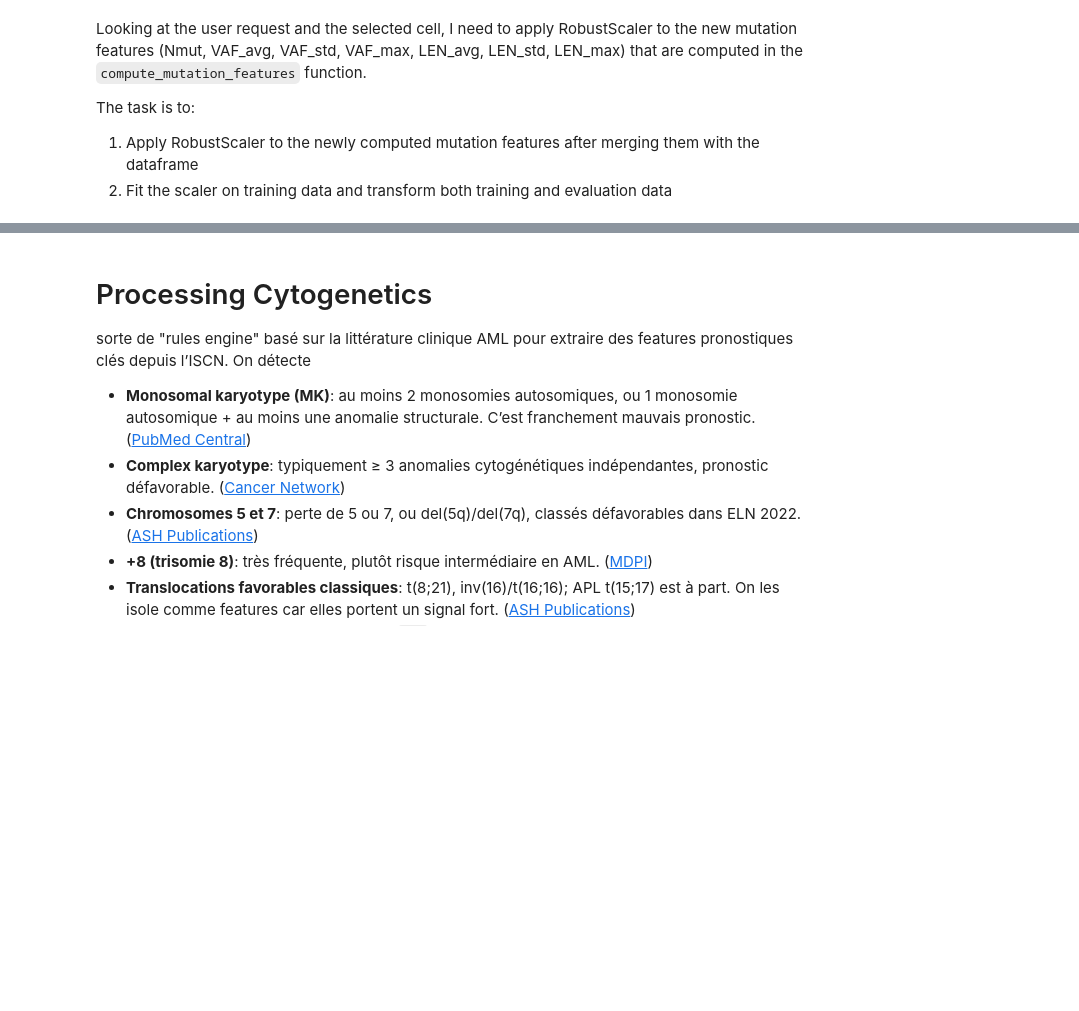
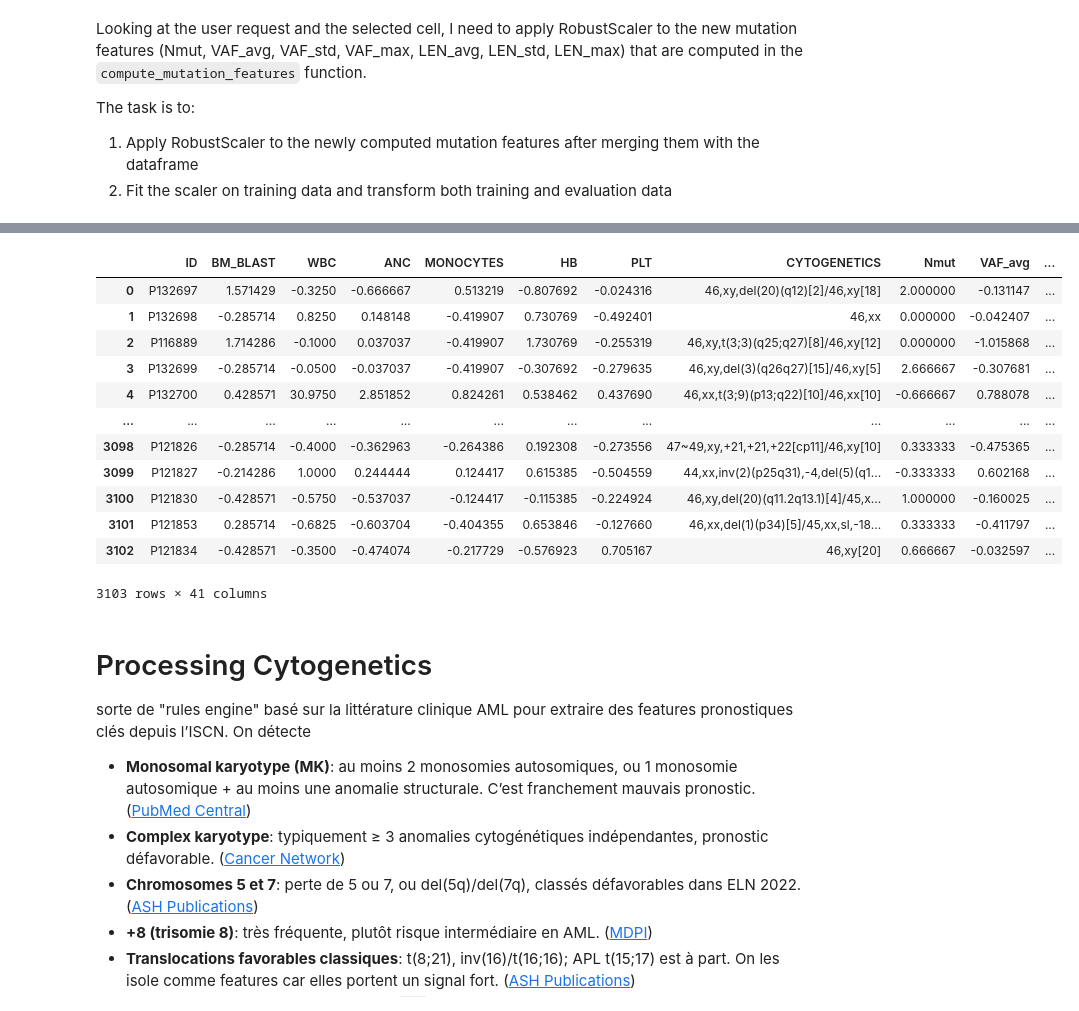
Before and after one commit to arthurdrk/QRT-Challenge-2025, a Jupyter notebook: src/exploration/preprocessing.ipynb, the cells around one changed output, grey strips where cells are left out. Cells and saved outputs as stored; diff of their text form; code cells hidden in the pictures; blank space fills up the shorter version.

```diff
--- a/src/exploration/preprocessing.ipynb
+++ b/src/exploration/preprocessing.ipynb
@@ -320,3 +396,19 @@ Fitting RobustScaler for mutation features (['Nmut', 'VAF_avg', 'VAF_std', 'VAF_
+# %%
+X_w_mutation
+# %% [output]
+|  | ID | BM_BLAST | WBC | ANC | MONOCYTES | HB | PLT | CYTOGENETICS | Nmut | VAF_avg | ... |
+| 0 | P132697 | 1.571429 | -0.3250 | -0.666667 | 0.513219 | -0.807692 | -0.024316 | 46,xy,del(20)(q12)[2]/46,xy[18] | 2.000000 | -0.131147 | ... |
+| 1 | P132698 | -0.285714 | 0.8250 | 0.148148 | -0.419907 | 0.730769 | -0.492401 | 46,xx | 0.000000 | -0.042407 | ... |
+| 2 | P116889 | 1.714286 | -0.1000 | 0.037037 | -0.419907 | 1.730769 | -0.255319 | 46,xy,t(3;3)(q25;q27)[8]/46,xy[12] | 0.000000 | -1.015868 | ... |
+| 3 | P132699 | -0.285714 | -0.0500 | -0.037037 | -0.419907 | -0.307692 | -0.279635 | 46,xy,del(3)(q26q27)[15]/46,xy[5] | 2.666667 | -0.307681 | ... |
+| 4 | P132700 | 0.428571 | 30.9750 | 2.851852 | 0.824261 | 0.538462 | 0.437690 | 46,xx,t(3;9)(p13;q22)[10]/46,xx[10] | -0.666667 | 0.788078 | ... |
+| ... | ... | ... | ... | ... | ... | ... | ... | ... | ... | ... | ... |
+| 3098 | P121826 | -0.285714 | -0.4000 | -0.362963 | -0.264386 | 0.192308 | -0.273556 | 47~49,xy,+21,+21,+22[cp11]/46,xy[10] | 0.333333 | -0.475365 | ... |
+| 3099 | P121827 | -0.214286 | 1.0000 | 0.244444 | 0.124417 | 0.615385 | -0.504559 | 44,xx,inv(2)(p25q31),-4,del(5)(q1... | -0.333333 | 0.602168 | ... |
+| 3100 | P121830 | -0.428571 | -0.5750 | -0.537037 | -0.124417 | -0.115385 | -0.224924 | 46,xy,del(20)(q11.2q13.1)[4]/45,x... | 1.000000 | -0.160025 | ... |
+| 3101 | P121853 | 0.285714 | -0.6825 | -0.603704 | -0.404355 | 0.653846 | -0.127660 | 46,xx,del(1)(p34)[5]/45,xx,sl,-18... | 0.333333 | -0.411797 | ... |
+| 3102 | P121834 | -0.428571 | -0.3500 | -0.474074 | -0.217729 | -0.576923 | 0.705167 | 46,xy[20] | 0.666667 | -0.032597 | ... |
+3103 rows × 41 columns
 # %% [markdown]
 # Processing Cytogenetics
 
```
Also changed, not shown: parts of 8 cells of this notebook, 6 other files.
